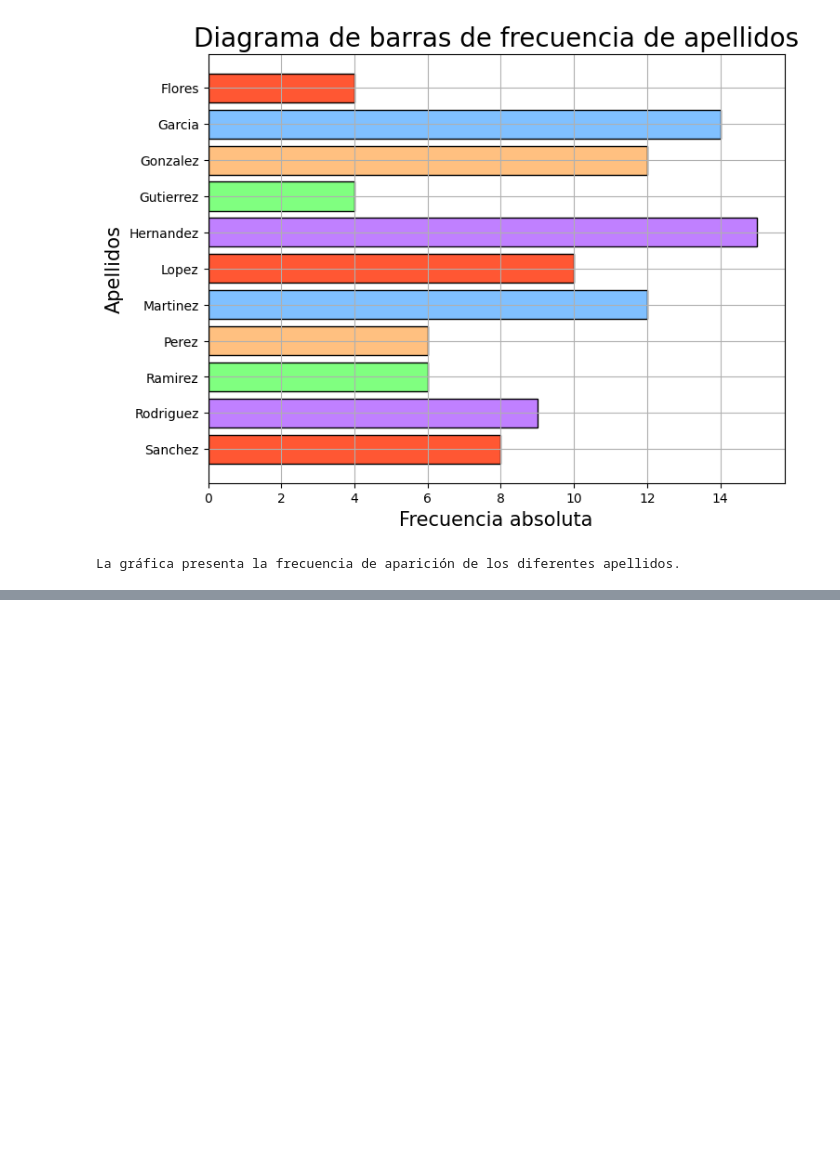
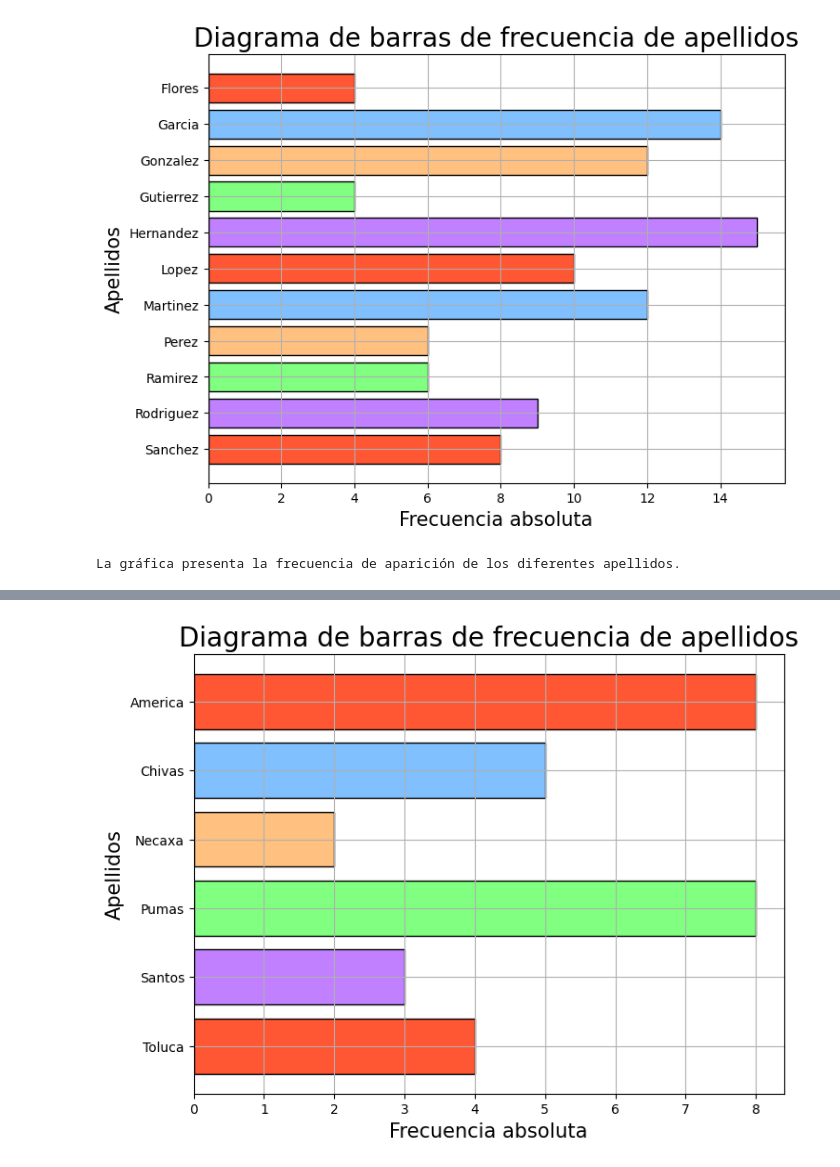
Before and after one commit to JeanPaulVidal/JPVCVerano2024T1, a Jupyter notebook: GeneralTest.ipynb, the cells around one changed output, grey strips where cells are left out. Cells and saved outputs as stored; diff of their text form; code cells hidden in the pictures; blank space fills up the shorter version.

```diff
--- a/GeneralTest.ipynb
+++ b/GeneralTest.ipynb
@@ -97,0 +100,87 @@ La gráfica presenta la frecuencia de aparición de los diferentes apellidos.
+# %%
+datos = ['Pumas', 'America', 'Chivas', 'Pumas', 'Chivas', 'Chivas', 'America', 'Toluca',
+         'Toluca', 'Pumas', 'Santos', 'Necaxa', 'America', 'America', 'America', 'Pumas',
+         'Santos', 'Pumas', 'Pumas', 'Pumas', 'America', 'Chivas', 'America', 'Pumas',
+         'Necaxa', 'Toluca', 'Chivas', 'America', 'Toluca', 'Santos']
+
+valores_ref_eje = list(range(1, len(datos) + 1))
+
+clases, fabs = car.frec_abs(datos)
+clases_sorted = jen.get_clases(clases)
+fabs_sorted = mar.sort_clases_fa(clases, clases_sorted, fabs)
+frs = ed.frecRel(fabs_sorted)
+facumuladas = iv.calcular_frecuencia_acumulada(frs)
+
+
+# Imprimir tabla
+def printTable(encabezados, contenido):
+    from tabulate import tabulate
+    if(len(encabezados) == len(contenido)):
+        data = list(zip(*contenido))
+        table = tabulate(data, headers=encabezados, tablefmt="orgtbl")
+        print(table)
+
+printTable(["Clase", "Fa", "Fr", "Fr Ac"], [clases_sorted, fabs_sorted, frs, facumuladas])
+
+'''-------------------------------               -----------------------------'''
+'''------------------------------DIAGRAMA DE BARRAS---------------------------'''
+'''-----------------------------                   ---------------------------'''
+def create_bar_chart(frecuencias, valores_ref_eje):
+    # Colores
+    colores = ['#FF5733', '#80C0FF', '#FFC080', '#80FF80', '#C080FF'] * (len(valores_ref_eje) // 5 + 1)
+
+    fig, ax = plt.subplots(figsize=(8, 6))
+    ax.barh(valores_ref_eje, frecuencias, height=0.8, edgecolor="k", color=colores[:len(valores_ref_eje)])
+
+    ax.invert_yaxis()  # Invertir el sentido del eje y
+    ax.set_yticks(range(len(valores_ref_eje)))
+    ax.set_yticklabels(valores_ref_eje, fontsize=10)  # Etiquetar marcas de clase
+    ax.set_xlabel("Frecuencia absoluta", fontsize=15)
+    ax.set_ylabel("Apellidos", fontsize=15)
+    ax.set_title("Diagrama de barras de frecuencia de apellidos", fontsize=20)
+    ax.grid()
+
+    return fig, ax
+'''-------------------------------               -----------------------------'''
+'''------------------------------GRAFICA DE PASTEL---------------------------'''
+'''-----------------------------                   ---------------------------'''
+
+def crear_grafica_pastel(frecuencias, clases, separaciones=None):
+    if separaciones is None:
+        separaciones = [0] * len(clases)
+
+    plt.figure(figsize=(8, 4))
+    plt.pie(frecuencias,
+           explode=separaciones,
+           colors=colores,
+           pctdistance=.8,
+           counterclock=False,
+           startangle=90,
+           autopct="%0.1f%%",
+           labels=clases)
+    plt.show()
+
+if 'separaciones' in locals() or 'separaciones' in globals():
+    if len(separaciones) == 0:
+        print("The list exists and is empty.")
+        separaciones = [0] * len(fabs_sorted)
+    else:
+        print("The list exists and is not empty.")
+else:
+    print("The list doesn't exist.")
+    separaciones = [0] * len(fabs_sorted)
+
+'''-------------------------------               -----------------------------'''
+'''-----------------------IMPRIMIR GRAFICA DE BARRAS Y DE PASTEL--------------'''
+'''-----------------------------                   ---------------------------'''
+
+def imprimir_grafica(frecuencias, valores_ref_eje):
+    fig, ax = create_bar_chart(frecuencias, valores_ref_eje)
+    plt.show()
+    crear_grafica_pastel(fabs_sorted, clases_sorted, separaciones)
+
+# Example usage
+frecuencias = fabs_sorted
+valores_ref_eje = clases_sorted
+imprimir_grafica(frecuencias, valores_ref_eje)
+# %% [output]
@@ -97,0 +196 @@ La gráfica presenta la frecuencia de aparición de los diferentes apellidos.
+[figure, added]
```
Also changed, not shown: parts of 2 cells of this notebook.
